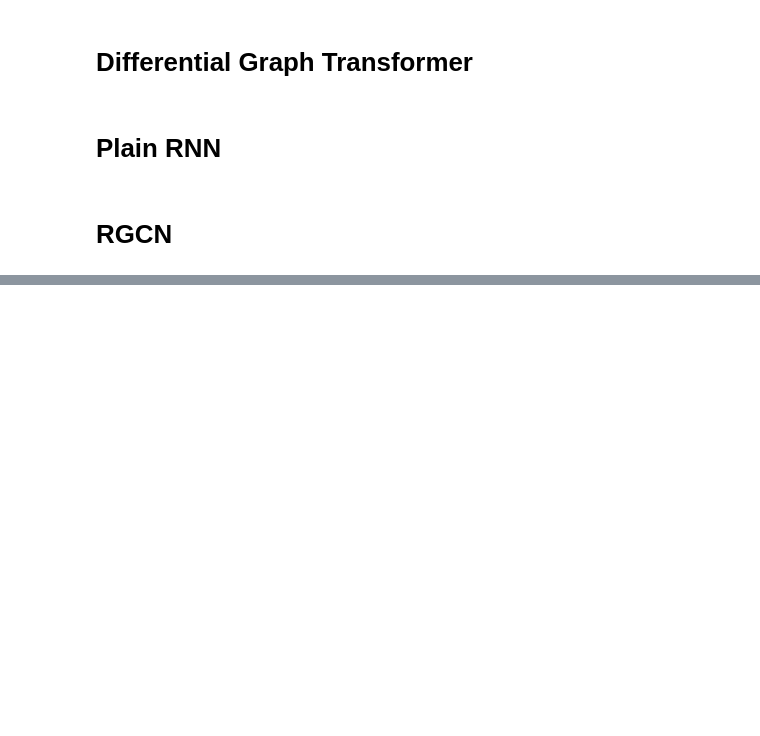
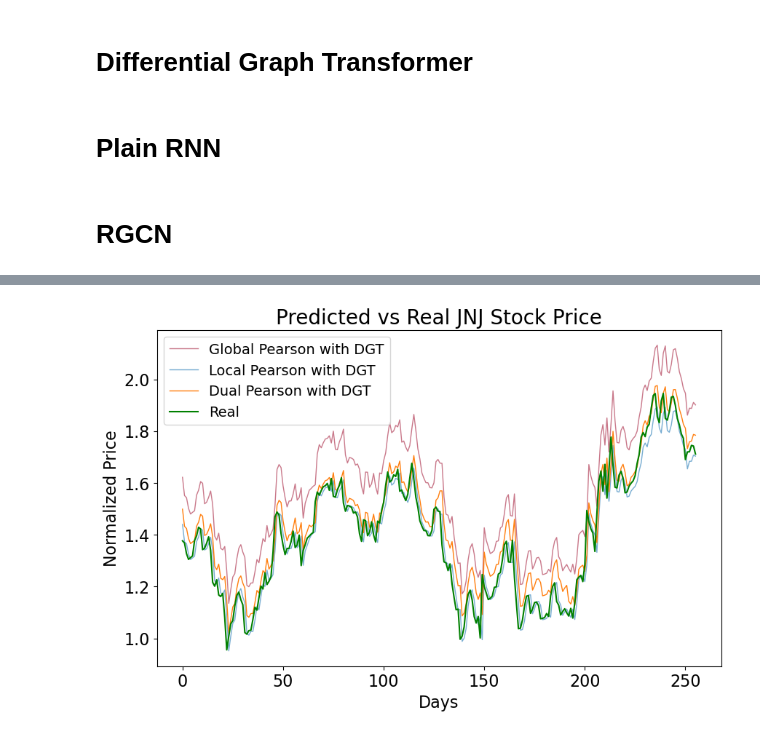
Before and after one commit to AlienKevin/cs224w-stock-market-prediction, a Jupyter notebook: train.ipynb, the cells around one changed output, grey strips where cells are left out. Cells and saved outputs as stored; diff of their text form; code cells hidden in the pictures; blank space fills up the shorter version.

Commit message:
Added visualization section; Tidy up train.ipynb

```diff
--- a/train.ipynb
+++ b/train.ipynb
@@ -461,6 +365,26 @@ def eval(epoch, model, eval_dataset, eval_name):
                 f"{eval_name}/mae": eval_mae })
         print(f'Epoch {epoch}, {eval_name}/rmse: {eval_rmse}, {eval_name}/mae: {eval_mae}')
         return (eval_rmse, eval_mae)
+# %%
+from torch_geometric_temporal import DCRNN
+
+def get_model(gnn, corr_name, corr_scope, load_weights=False):
+    node_features = 1
+    if gnn == GraphTransformer:
+        model = RecurrentGNN(gnn, corr_name, corr_scope, node_features, attn_variant='diff', num_heads=2)
+    elif gnn == DCRNN:
+        # DCRNN does not support dual correlations
+        if corr_scope == 'dual':
+            return None
+        model = RecurrentGNN(gnn, corr_name, corr_scope, node_features, K=1)
+    elif gnn == GRU:
+        # GRU does not support any correlation
+        if corr_name != None or corr_scope != None:
+            return None
+        model = RecurrentGNN(gnn, None, None, node_features)
+    if load_weights:
+        model.load_state_dict(torch.load(f'{model.model_name()}.pth', weights_only=True))
+    return model.to(model.model_device())
 # %%
 from tqdm import tqdm
 import wandb
@@ -580,0 +478,64 @@ wandb-core(88585) MallocStackLogging: can't turn off malloc stack logging becaus
+# %%
+import matplotlib.pyplot as plt
+import numpy as np
+import concurrent.futures
+from cycler import cycler
+
+# Plot regression results on test set
+def plot_regression(configs, labels, fig_name, stock_name, preds): # 235 is for Nvidia
+    stock_index = stock_lookup[stock_name]
+    plt.clf()
+    plt.figure(figsize=(10, 6))
+    colors = [(0.650, 0.120, 0.240, 0.6),  # red
+              (0.122, 0.467, 0.706, 0.6), # blue
+              (1.000, 0.498, 0.055), # orange
+              (0.580, 0.403, 0.741, 0.6), # purple
+              ]
+    plt.rc('axes', prop_cycle=cycler('color', colors))
+
+    for (corr_name, corr_scope, gnn), label in zip(configs, labels):
+        eval_dataset = get_dataset(corr_name, corr_scope)['test_samples']
+        model = get_model(gnn, corr_name, corr_scope, load_weights=True)
+        if model is None:
+            continue
+        model.eval()
+        with torch.no_grad():
+            if label not in preds:
+                if gnn == DCRNN:
+                    with concurrent.futures.ThreadPoolExecutor(max_workers=4) as executor:
+                        y_hats = list(tqdm(executor.map(lambda snapshot: infer(model, snapshot).cpu(), eval_dataset), total=len(eval_dataset), desc=f'Inference on {model.model_name()}'))
+                else:
+                    y_hats = list(tqdm(map(lambda snapshot: infer(model, snapshot).squeeze().cpu(), eval_dataset), total=len(eval_dataset), desc=f'Inference on {model.model_name()}'))
+                preds[label] = y_hats
+            else:
+                y_hats = preds[label]
+            ys = [snapshot.y.cpu() for snapshot in eval_dataset]
+            targets = ys
+            assert(len(y_hats) == len(ys))
+            x = np.array(range(len(ys)))
+            print(f'{label} Overall MAE: {mae(torch.stack(y_hats, dim=1), torch.stack(ys, dim=1))}')
+            ys = np.array([y[stock_index] for y in ys])
+            y_hats = np.array([y_hat[stock_index] for y_hat in y_hats])
+            print(f'{label} Stock {stock_index} MAE: {mae(torch.tensor(y_hats), torch.tensor(ys))}')
+            plt.plot(x, y_hats, label=label, linewidth=1)
+
+    plt.plot(x, ys, label="Real", color='green')
+    plt.legend(fontsize=14)
+    plt.title(f'Predicted vs Real {stock_name} Stock Price', fontsize=20)
+    plt.xlabel('Days', fontsize=16)
+    plt.ylabel('Normalized Price', fontsize=16)
+    plt.tick_params(axis='x', labelsize=16)
+    plt.tick_params(axis='y', labelsize=16)
+    plt.savefig(fig_name)
+    return preds, targets
+
+preds = {}
+preds, targets = plot_regression([('pearsons', 'global', GraphTransformer),
+                            ('pearsons', 'local', GraphTransformer),
+                           ('pearsons', 'dual', GraphTransformer)],
+                           ['Global Pearson with DGT', 'Local Pearson with DGT', 'Dual Pearson with DGT'], stock_name='NVDA', fig_name='sp500_regression_NVDA.png', preds=preds)
+preds, targets = plot_regression([('pearsons', 'global', GraphTransformer),
+                            ('pearsons', 'local', GraphTransformer),
+                           ('pearsons', 'dual', GraphTransformer)],
+                           ['Global Pearson with DGT', 'Local Pearson with DGT', 'Dual Pearson with DGT'], stock_name='JNJ', fig_name='sp500_regression_JNJ.png', preds=preds)
+# %% [output]
@@ -580,0 +556 @@ wandb-core(88585) MallocStackLogging: can't turn off malloc stack logging becaus
+[figure, added]
```
Also changed, not shown: parts of 14 cells of this notebook, 4 other files.
